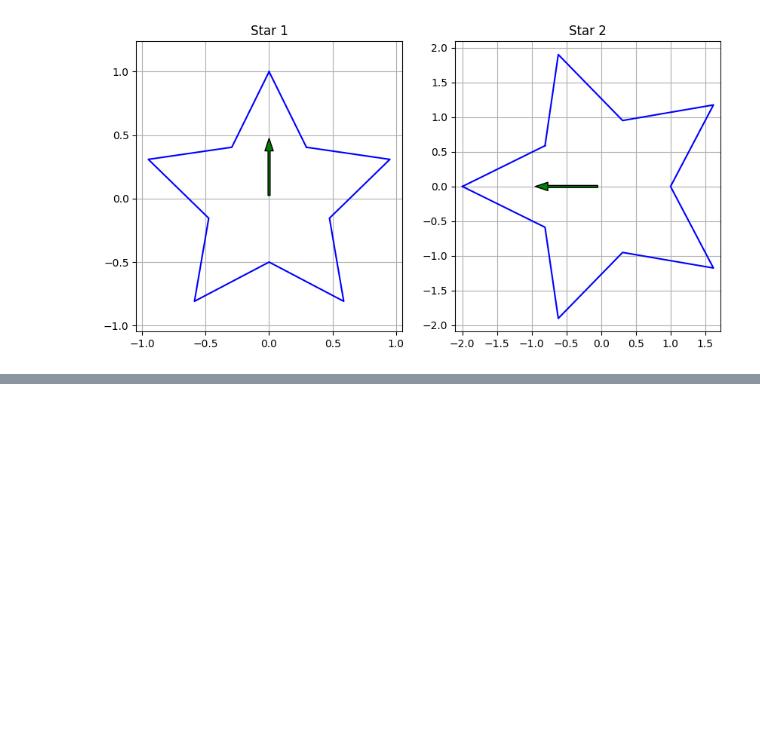
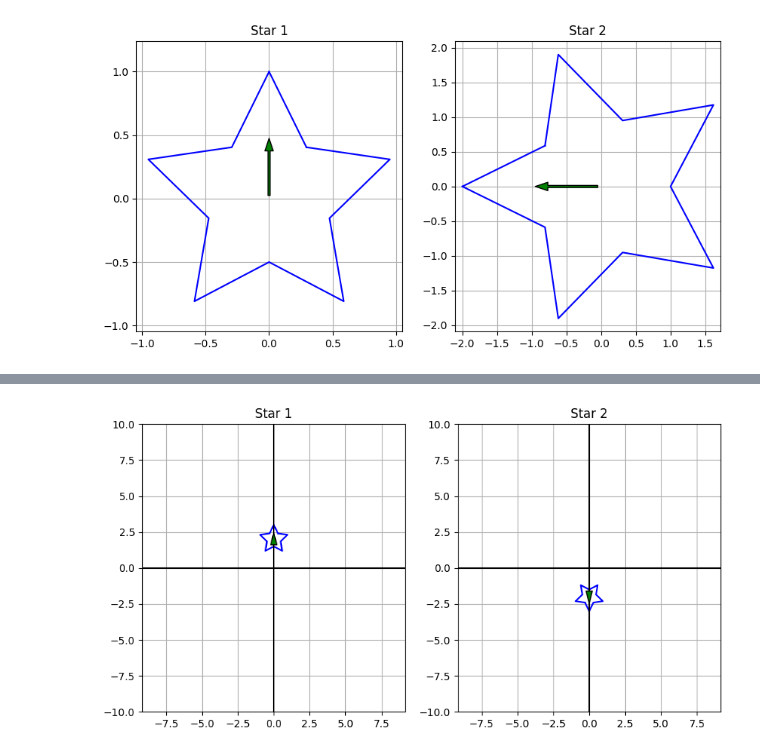
Before and after one commit to arnavkapasiuf/BME3053C-Spring-2025, a Jupyter notebook: homework/Homework_5.ipynb, the cells around one changed output, grey strips where cells are left out. Cells and saved outputs as stored; diff of their text form; code cells hidden in the pictures; blank space fills up the shorter version.

```diff
--- a/homework/Homework_5.ipynb
+++ b/homework/Homework_5.ipynb
@@ -130,0 +130,16 @@ plot_stars([star,rotated_star])
+# %%
+star = generate_star(center = (0,2), homogeneous=True)
+
+def transform_star(star, rotation_angle, translate_xy = [0,0]):
+  translation = translate(translate_xy[0], translate_xy[1])
+  rotation = rotate(rotation_angle)
+
+  combined_transform = translation @ rotation
+  transformed_star = (combined_transform @ star.T).T
+  return transformed_star
+
+
+transformed_star = transform_star(star,180, translate_xy=[0,0])
+
+plot_stars([star, transformed_star], global_view = True)
+# %% [output]
@@ -130,0 +148 @@ plot_stars([star,rotated_star])
+[figure, added]
```
Also changed, not shown: parts of 5 cells of this notebook.
